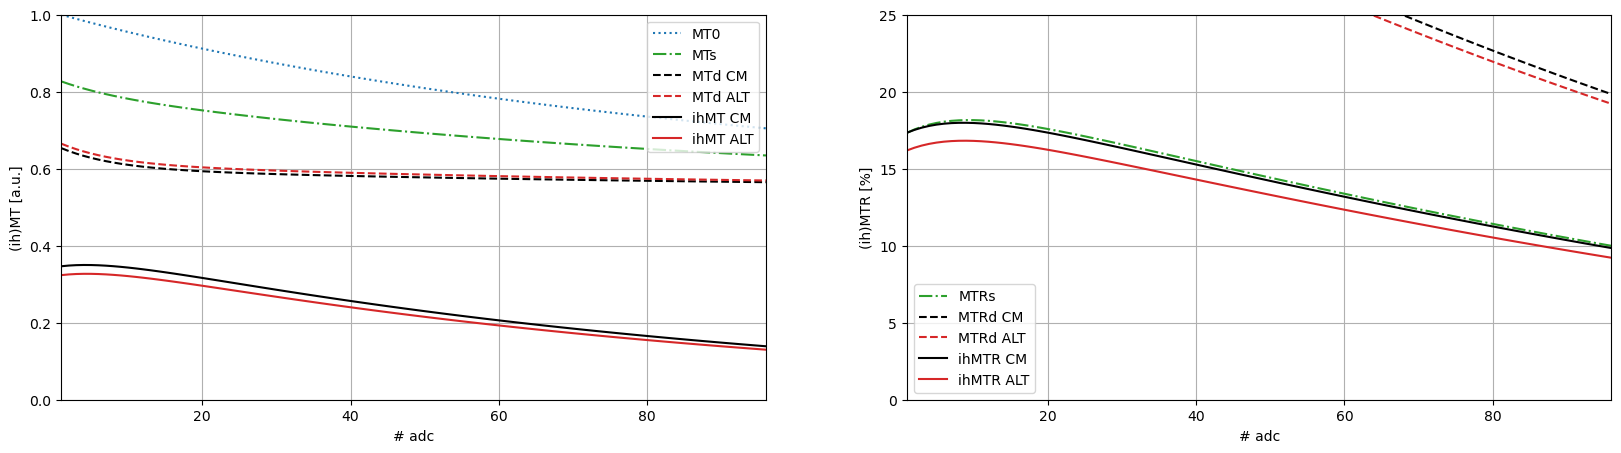
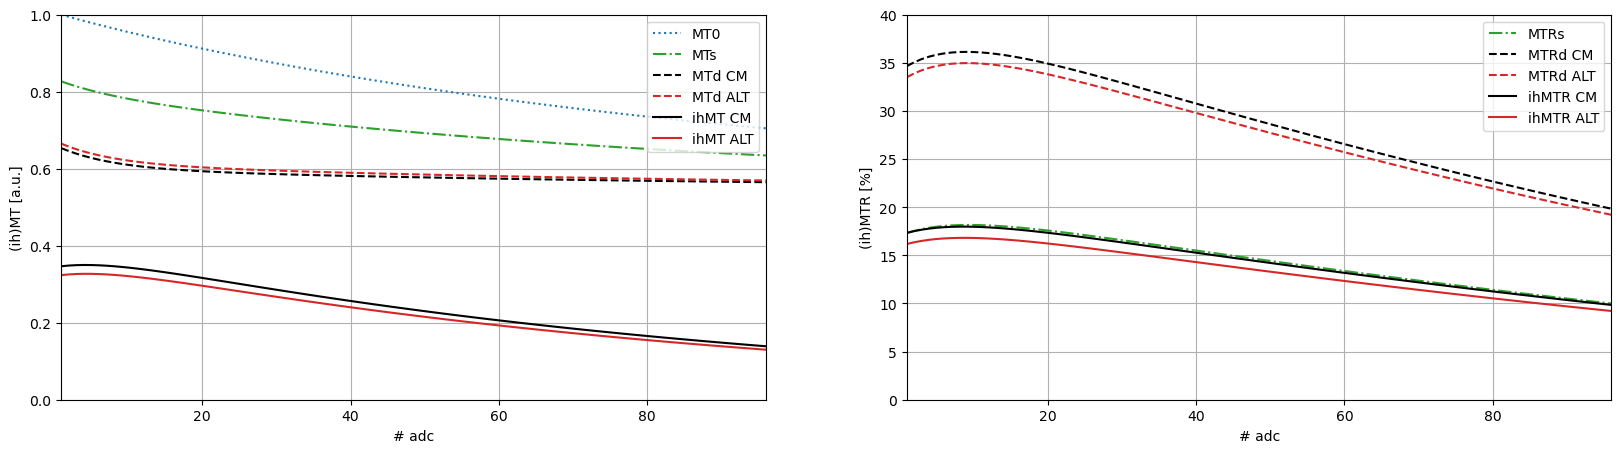
The notebook cell's code change between the first figure and the second:
--- before
+++ after
@@ -29,5 +29,5 @@
 axes[1].set_xlim(1, sequence_noDummy.N_adc)
 axes[1].set_ylabel('(ih)MTR [%]')
-axes[1].set_ylim(0, 25)
+axes[1].set_ylim(0, 40)
 
 plt.show()

Commit: Improving callback structure